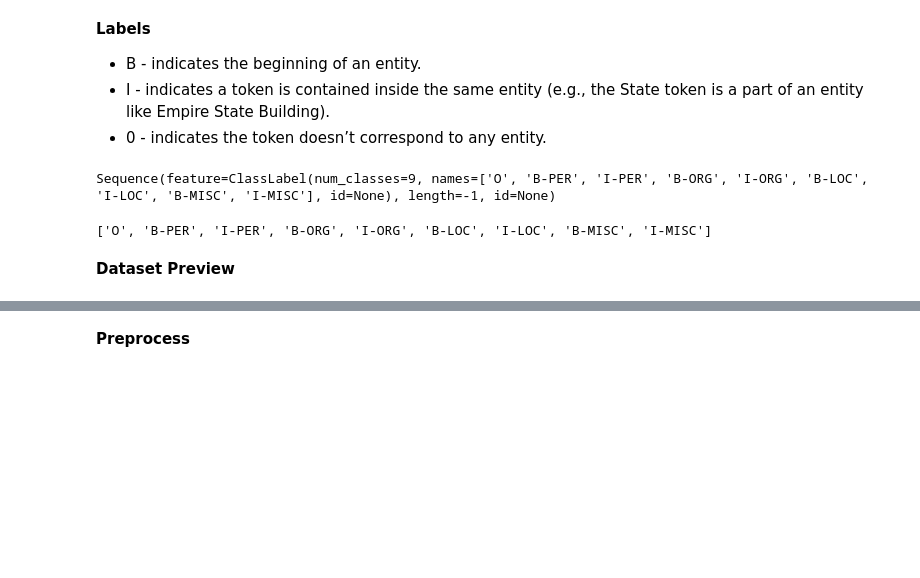
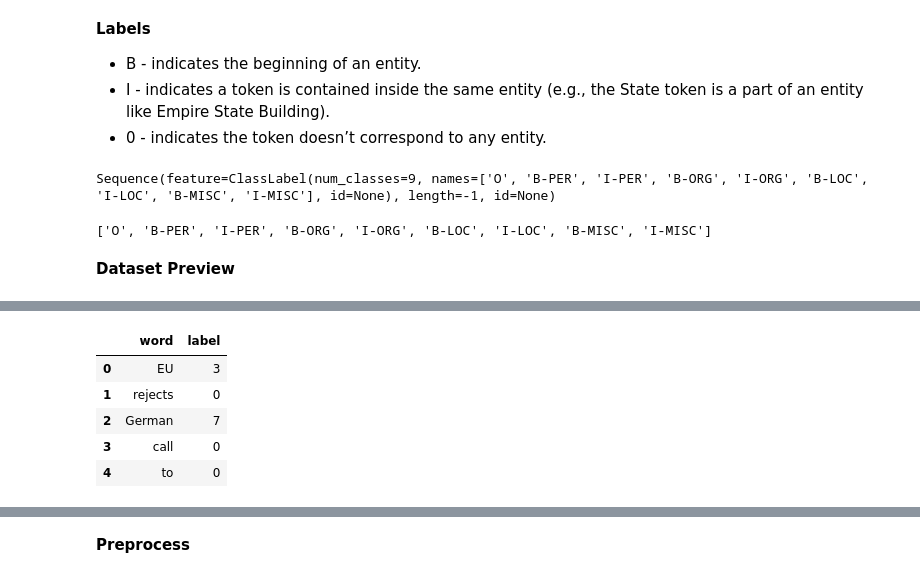
Before and after one commit to sahug/ds-bert, a Jupyter notebook: BERT NLP - Named Entity Recognition or Token Classification using BERT.ipynb, the cells around one changed output, grey strips where cells are left out. Saved outputs shown, nothing was run; the diff lists cells and outputs as text; code cells hidden in the pictures; blank space fills up the shorter version.

```diff
--- a/BERT NLP - Named Entity Recognition or Token Classification using BERT.ipynb
+++ b/BERT NLP - Named Entity Recognition or Token Classification using BERT.ipynb
@@ -68,0 +119,23 @@ print(ds["train"][0]["labels"])
+# %%
+def align_words_with_labels(df):
+  word, label = [], []
+
+  for i in range(df.shape[0]):
+    for j in range(len(df["words"][i])):
+       word.append(df["words"][i][j])
+       label.append(df["labels"][i][j])
+
+  return pd.DataFrame({"word": word, "label": label})
+# %%
+df_train = align_words_with_labels(df_train)
+df_test = align_words_with_labels(df_test)
+df_valid = align_words_with_labels(df_valid)
+# %%
+df_train.head()
+# %% [output]
+|  | word | label |
+| 0 | EU | 3 |
+| 1 | rejects | 0 |
+| 2 | German | 7 |
+| 3 | call | 0 |
+| 4 | to | 0 |
```
Also changed, not shown: parts of 44 cells of this notebook.
